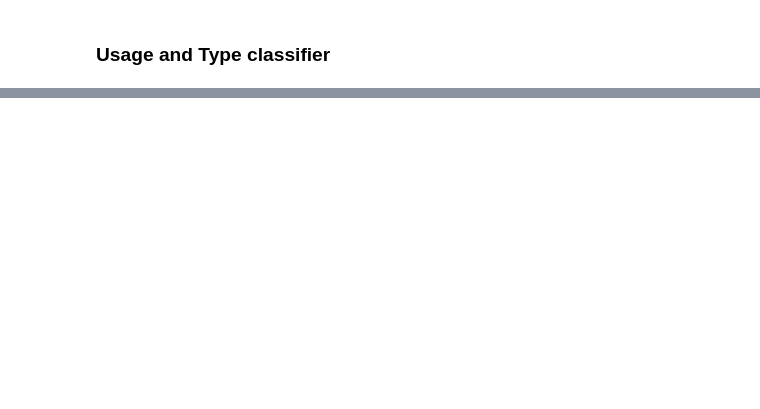
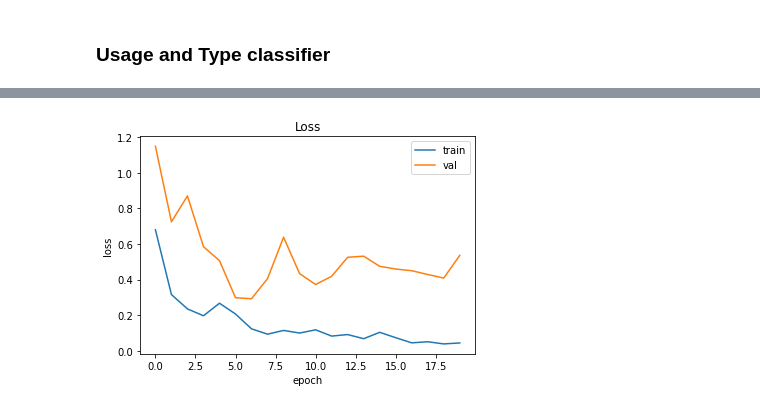
Before and after one commit to roginalddc22/FaceMaskDetectionClassification, a Jupyter notebook: CNN Framework/CNN_Model.ipynb, the cells around one changed output, grey strips where cells are left out. Cells and saved outputs as stored; diff of their text form; code cells hidden in the pictures; blank space fills up the shorter version.

```diff
--- a/CNN Framework/CNN_Model.ipynb
+++ b/CNN Framework/CNN_Model.ipynb
@@ -18,6 +20,10 @@ percent_val   = 0.1
 percent_test  = 0.2
 
 IMAGES_DIR  = '../DatasetCleaning/'
-USAGE_DIRS  = [ 'croppedface_no_mask', 'croppedface_with_mask', 'croppedface_with_mask_incorrect' ]
-TYPE_DIRS   = { 'invalid' : ['croppedface_other_covering', 'croppedface_no_mask'],
-                'valid'   : ['croppedface_with_mask', 'croppedface_with_mask_incorrect'] }
+SUBFOLDERS  = [ 'croppedface_no_mask', 'croppedface_with_mask', 'croppedface_with_mask_incorrect', 'croppedface_other_covering']
+TYPE_DIRS   = {
+                'croppedface_other_covering': 'invalid',
+                'croppedface_with_mask': 'valid',
+                'croppedface_no_mask': 'invalid',
+                'croppedface_with_mask_incorrect': 'valid'
+              }
@@ -79,21 +69,12 @@ dtype: int64
 # %%
-train_val_split = percent_val / (1 - percent_test)
-mask_image_gen  = tf.keras.preprocessing.image.ImageDataGenerator(rescale = 1.0 / 255,
-                                                                 validation_split = train_val_split)
-train_ds       = mask_image_gen.flow_from_dataframe(mask_train,
-                                                    directory   = IMAGES_DIR,
-                                                    x_col       = 'filename',
-                                                    y_col       = 'class',
-                                                    target_size = IMG_SIZE,
-                                                    subset      = "training",
-                                                    batch_size  = BATCH_SIZE)
-val_ds       = mask_image_gen.flow_from_dataframe(mask_train,
-                                                  directory   = IMAGES_DIR,
-                                                  x_col       = 'filename',
-                                                  y_col       = 'class',
-                                                  target_size = IMG_SIZE,
-                                                  subset      = "validation",
-                                                  batch_size  = BATCH_SIZE)
+train_ds = mask_image_gen.flow_from_dataframe(mask_train, directory = IMAGES_DIR, x_col = 'filename', y_col = 'class',
+                                              target_size = IMG_SIZE, subset = "training", batch_size  = BATCH_SIZE)
+
+val_ds = mask_image_gen.flow_from_dataframe(mask_train, directory = IMAGES_DIR, x_col = 'filename', y_col = 'class',
+                                            target_size = IMG_SIZE, subset = "validation", batch_size= BATCH_SIZE)
+
+test_ds = mask_image_gen.flow_from_dataframe(mask_test, directory = IMAGES_DIR, x_col = 'filename', y_col = 'class',
+                                             target_size = IMG_SIZE, batch_size  = BATCH_SIZE)
 # %% [output]
 Found 5082 validated image filenames belonging to 3 classes.
 Found 726 validated image filenames belonging to 3 classes.
@@ -108,4 +90,4 @@ cnn_model = tf.keras.models.Sequential([
 ])
 cnn_model.compile(optimizer = 'adam', loss = tf.losses.CategoricalCrossentropy(), metrics=['accuracy'])
 # %%
-history = cnn_model.fit(train_ds, validation_data = val_ds, epochs=10)
+history = cnn_model.fit(train_ds, validation_data = val_ds, epochs = 20)
@@ -111,0 +122,10 @@ history = cnn_model.fit(train_ds, validation_data = val_ds, epochs=10)
+# %%
+plt.plot(history.history['loss'])
+plt.plot(history.history['val_loss'])
+plt.title('Loss')
+plt.xlabel('epoch')
+plt.ylabel('loss')
+plt.legend(['train', 'val'])
+plt.show()
+# %% [output]
+[figure, added]
```
Also changed, not shown: parts of 9 cells of this notebook.
